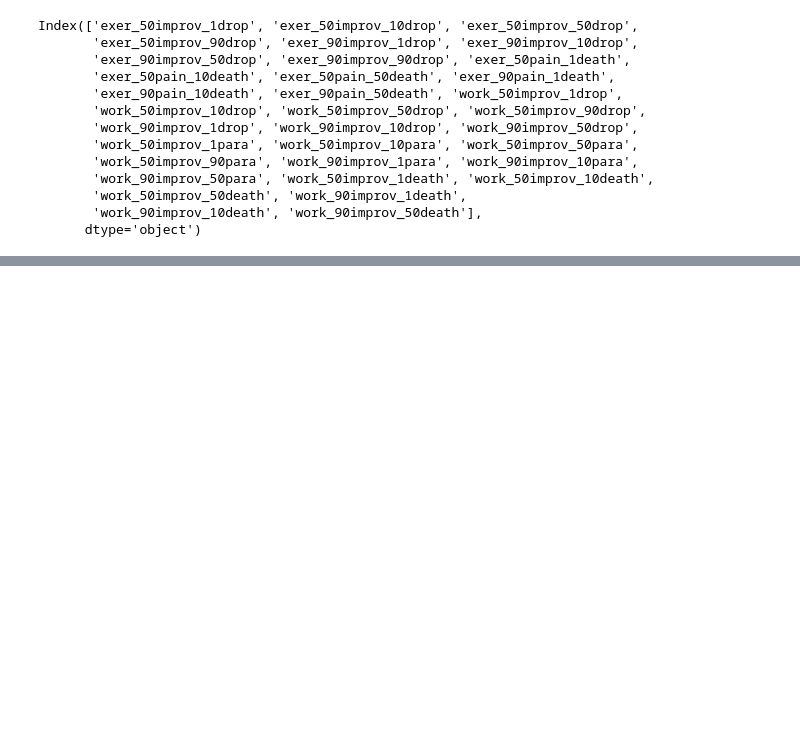
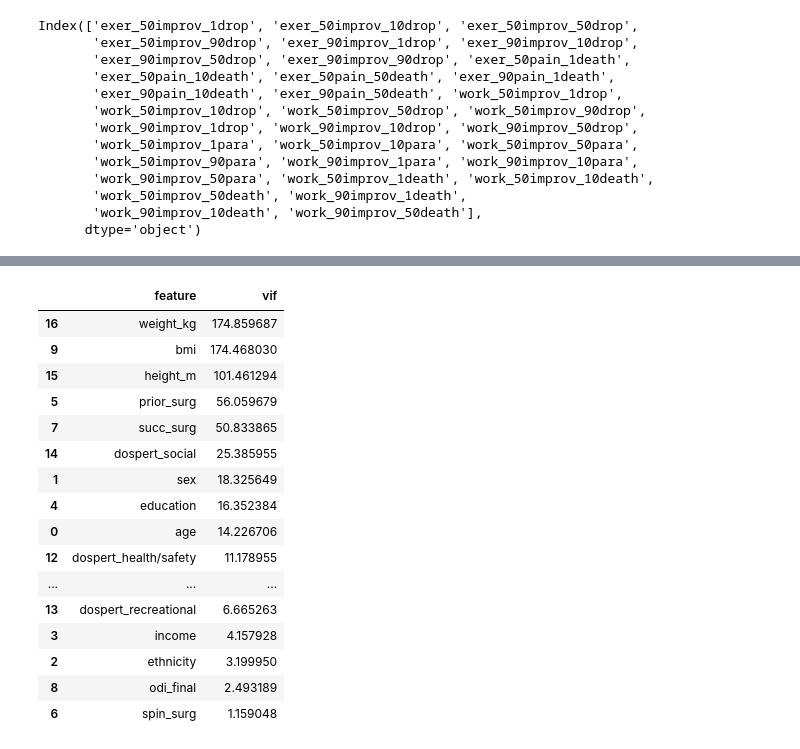
Before and after one commit to evanyfyip/vm-spinal-risk, a Jupyter notebook: vm-spinal-risk/notebooks/odi_risk_correlation.ipynb, the cells around one changed output, grey strips where cells are left out. Cells and saved outputs as stored; diff of their text form; code cells hidden in the pictures; blank space fills up the shorter version.

Commit message:
Added VIF score calculations

```diff
--- a/vm-spinal-risk/notebooks/odi_risk_correlation.ipynb
+++ b/vm-spinal-risk/notebooks/odi_risk_correlation.ipynb
@@ -11,6 +11,11 @@ import seaborn as sns
 WD = '/Users/johnmichael/Documents/vm-spinal-risk/vm-spinal-risk'
 # %%
 df = pd.read_csv(os.path.join(WD, 'data/all_risk_processed.csv'))
+# %%
+df['spin_surg'] = np.where(df['prior_surg'] == 0 & np.isnan(df['spin_surg']),
+                           0, df['spin_surg'])
+df['succ_surg'] = np.where(df['prior_surg'] == 0 & np.isnan(df['succ_surg']),
+                           0, df['succ_surg'])
 # %%
 pat_res_risk = df.iloc[:,24:60]
 pat_res_risk = pat_res_risk.drop(['att_check_1','att_check2'], axis=1)
@@ -54,7 +59,7 @@ for index, row in pat_res_risk.iterrows():
     spinal_risk_sum = 0
     for i in range(len(pat_res_risk.columns)):
         option = 6-row[i]
-        col_risk = ((comp_list[i]/option) + (option/improv_list[i]))*comp_type[i]
+        col_risk = ((comp_list[i]/option) - (improv_list[i]/option))*comp_type[i]
         spinal_risk_sum += col_risk
     spinal_risk_list.append(spinal_risk_sum)
 # %%
@@ -66,3 +67,6 @@ df.shape
 # %%
-corr_df = df.filter(regex='odi_final|spinal_risk_score|dospert').copy().corr()
+corr_df = df.filter(regex='odi_final|spinal_risk_score|age$|sex|height_m|weight_kg|ethni|income|educa|_surg|bmi|dospert_|ADI_').copy()
+corr_df['ADI_NATRANK'] = pd.to_numeric(corr_df['ADI_NATRANK'], errors='coerce')
+corr_df['ADI_STATERNK'] = pd.to_numeric(corr_df['ADI_STATERNK'], errors='coerce')
+corr_df.dropna(inplace=True)
 # %%
@@ -77,0 +82,28 @@ plt.savefig(os.path.join(WD, 'figures/odi_risk_correlation.png'))
+# %%
+# VIF dataframe
+vif_data = pd.DataFrame()
+vif_data['feature'] = corr_df.columns
+
+# calculating VIF for each feature
+vif_data['vif'] = [variance_inflation_factor(corr_df.values, i)
+                   for i in range(len(corr_df.columns))]
+vif_data.sort_values(by='vif', ascending=False, inplace=True)
+vif_data
+# %% [output]
+|  | feature | vif |
+| 16 | weight_kg | 174.859687 |
+| 9 | bmi | 174.468030 |
+| 15 | height_m | 101.461294 |
+| 5 | prior_surg | 56.059679 |
+| 7 | succ_surg | 50.833865 |
+| 14 | dospert_social | 25.385955 |
+| 1 | sex | 18.325649 |
+| 4 | education | 16.352384 |
+| 0 | age | 14.226706 |
+| 12 | dospert_health/safety | 11.178955 |
+| ... | ... | ... |
+| 13 | dospert_recreational | 6.665263 |
+| 3 | income | 4.157928 |
+| 2 | ethnicity | 3.199950 |
+| 8 | odi_final | 2.493189 |
+| 6 | spin_surg | 1.159048 |
```
Also changed, not shown: parts of 2 cells of this notebook, 1 other file.
